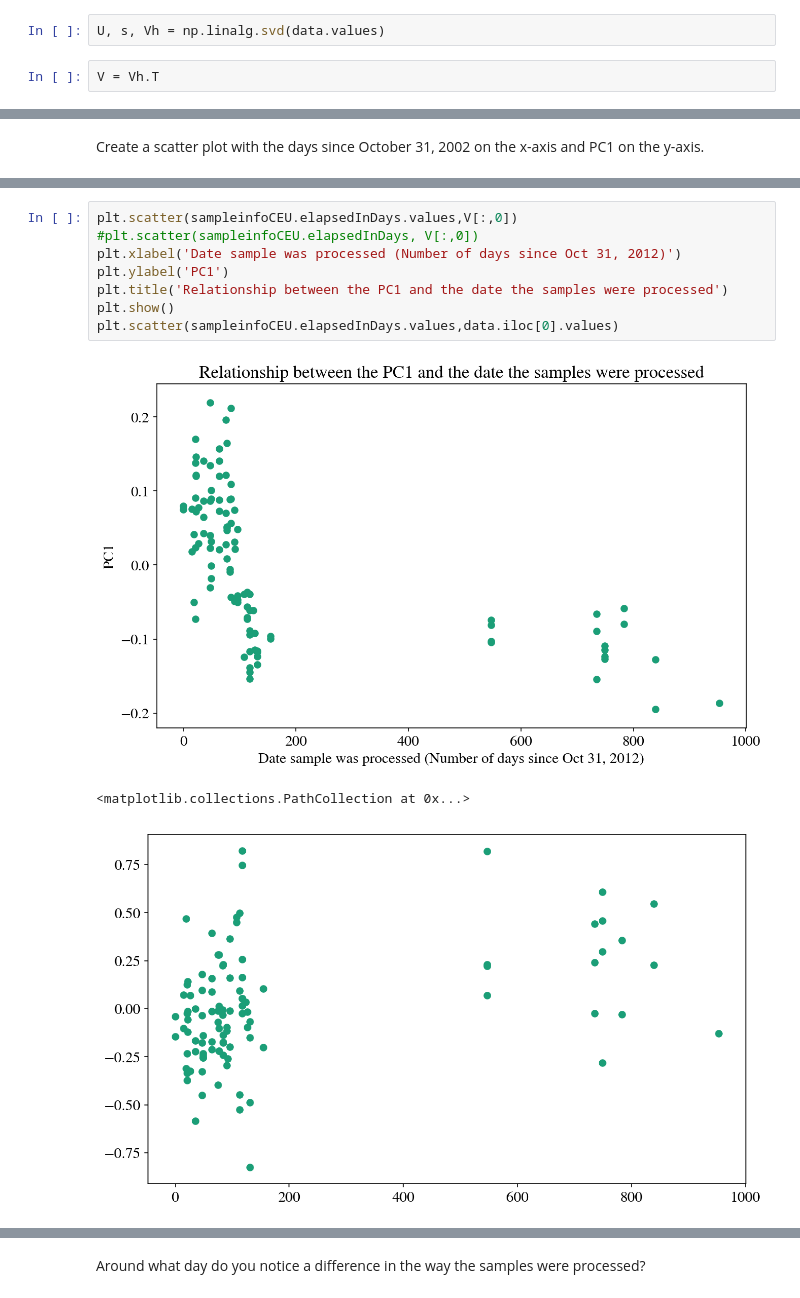
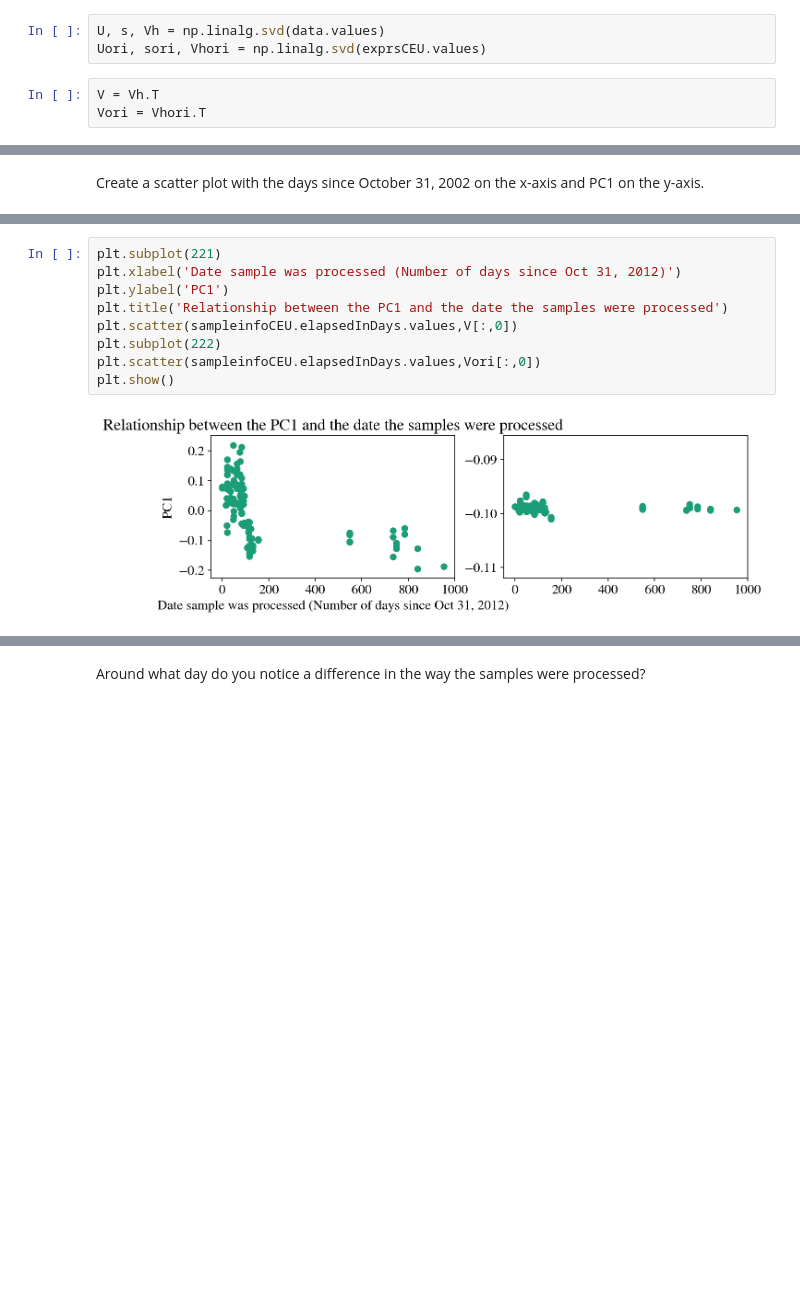
Before and after one commit to ShichengChen/cs109, a Jupyter notebook: 2014-master/homework/HW2.ipynb, the cells around one changed output, grey strips where cells are left out. Saved outputs shown, nothing was run; the diff lists cells and outputs as text; blank space fills up the shorter version.

```diff
--- a/2014-master/homework/HW2.ipynb
+++ b/2014-master/homework/HW2.ipynb
@@ -254,7 +273,9 @@ Using this mean normalized gene expression data, compute the projection to the f
 # %%
 U, s, Vh = np.linalg.svd(data.values)
+Uori, sori, Vhori = np.linalg.svd(exprsCEU.values)
 # %%
 V = Vh.T
+Vori = Vhori.T
 # %% [markdown]
 Create a histogram using the values from PC1.  Use a bin size of 25.
 # %%
@@ -272,12 +301,11 @@ Create a scatter plot with the days since October 31, 2002 on the x-axis and PC1
 # %%
-plt.scatter(sampleinfoCEU.elapsedInDays.values,V[:,0])
-#plt.scatter(sampleinfoCEU.elapsedInDays, V[:,0])
+plt.subplot(221)
 plt.xlabel('Date sample was processed (Number of days since Oct 31, 2012)')
 plt.ylabel('PC1')
 plt.title('Relationship between the PC1 and the date the samples were processed')
+plt.scatter(sampleinfoCEU.elapsedInDays.values,V[:,0])
+plt.subplot(222)
+plt.scatter(sampleinfoCEU.elapsedInDays.values,Vori[:,0])
 plt.show()
-plt.scatter(sampleinfoCEU.elapsedInDays.values,data.iloc[0].values)
 # %% [output]
-[figure, old version]
+[figure, new version]
-<matplotlib.collections.PathCollection at 0x...>
-[figure, removed]
```
Also changed, not shown: parts of 6 cells of this notebook.
